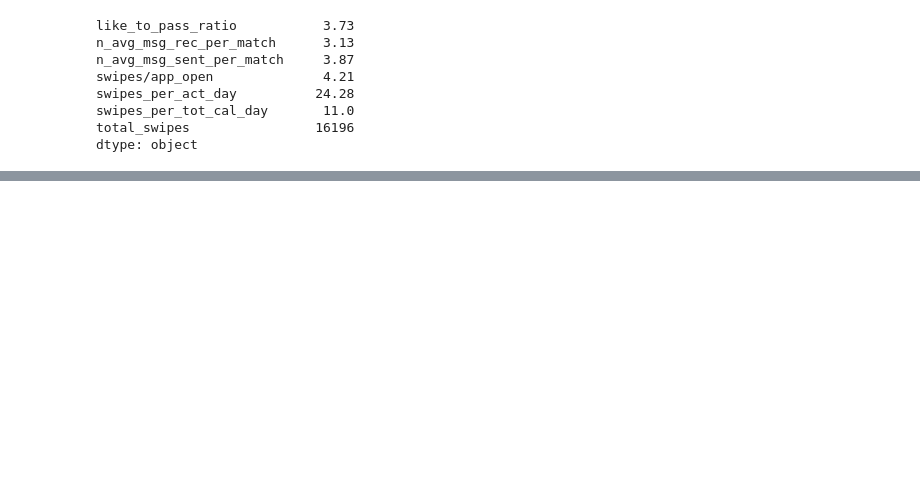
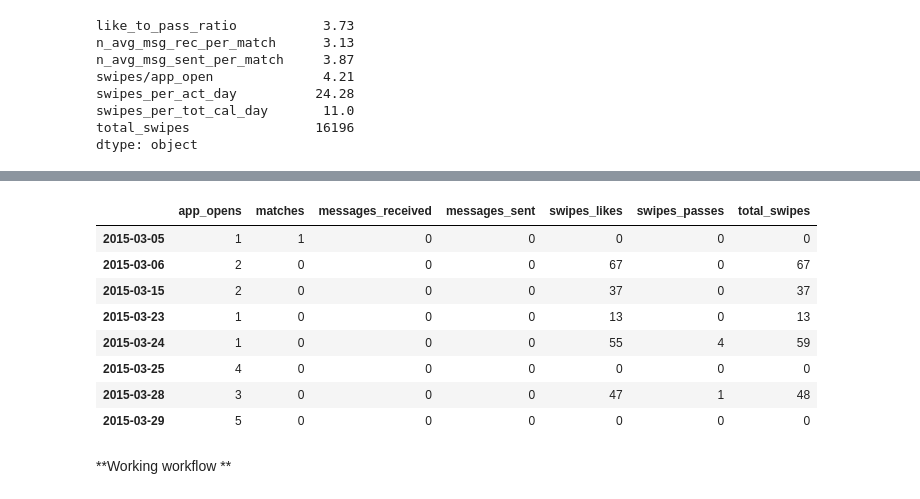
Before and after one commit to malctaylor15/Tinder_dash, a Jupyter notebook: Notebooks/Demo Charts v1.ipynb, the cells around one changed output, grey strips where cells are left out. Drawn from its saved outputs; the diff is of its cells as text; code cells hidden in the pictures; blank space fills up the shorter version.

```diff
--- a/Notebooks/Demo Charts v1.ipynb
+++ b/Notebooks/Demo Charts v1.ipynb
@@ -111,2 +114,3 @@ from Scripts import usage_analysis_fx as usage
 # %%
 usage_df = pd.DataFrame(data["Usage"])
+usage_df['total_swipes'] = usage_df['swipes_likes'] + usage_df['swipes_passes']
@@ -221,0 +222,4 @@ def create_plots(flag_over_time, flag_name):
+# %%
+usage_df.index = pd.to_datetime(usage_df.index)
+# %%
+usage_gb = usage_df.groupby(pd.Grouper(freq='M'))
@@ -221,0 +239,14 @@ def create_plots(flag_over_time, flag_name):
+# %%
+days_0 = usage_gb.get_group(name='2015-03-31')
+# %%
+days_0
+# %% [output]
+|  | app_opens | matches | messages_received | messages_sent | swipes_likes | swipes_passes | total_swipes |
+| 2015-03-05 | 1 | 1 | 0 | 0 | 0 | 0 | 0 |
+| 2015-03-06 | 2 | 0 | 0 | 0 | 67 | 0 | 67 |
+| 2015-03-15 | 2 | 0 | 0 | 0 | 37 | 0 | 37 |
+| 2015-03-23 | 1 | 0 | 0 | 0 | 13 | 0 | 13 |
+| 2015-03-24 | 1 | 0 | 0 | 0 | 55 | 4 | 59 |
+| 2015-03-25 | 4 | 0 | 0 | 0 | 0 | 0 | 0 |
+| 2015-03-28 | 3 | 0 | 0 | 0 | 47 | 1 | 48 |
+| 2015-03-29 | 5 | 0 | 0 | 0 | 0 | 0 | 0 |
@@ -221,0 +263,2 @@ def create_plots(flag_over_time, flag_name):
+# %% [markdown]
+**Working workflow **
```
Also changed, not shown: parts of 30 cells of this notebook, 1 other file.
